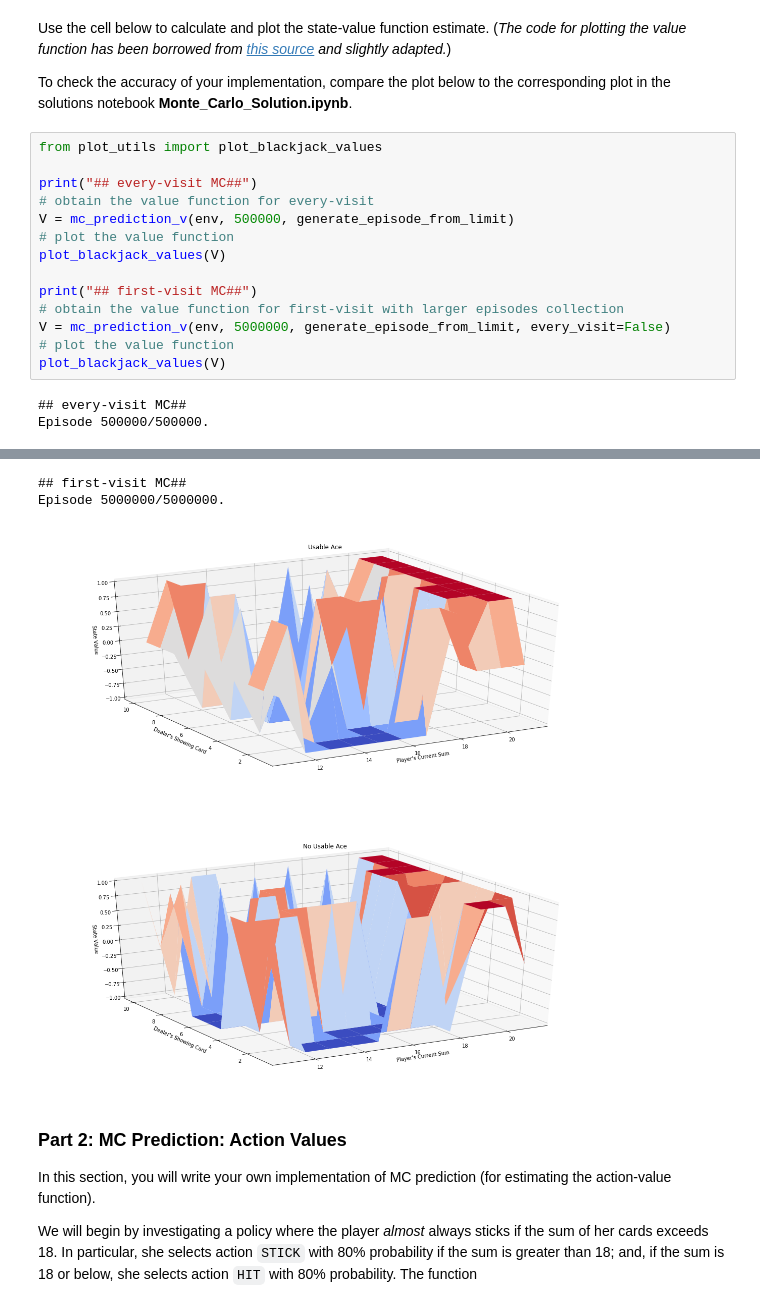
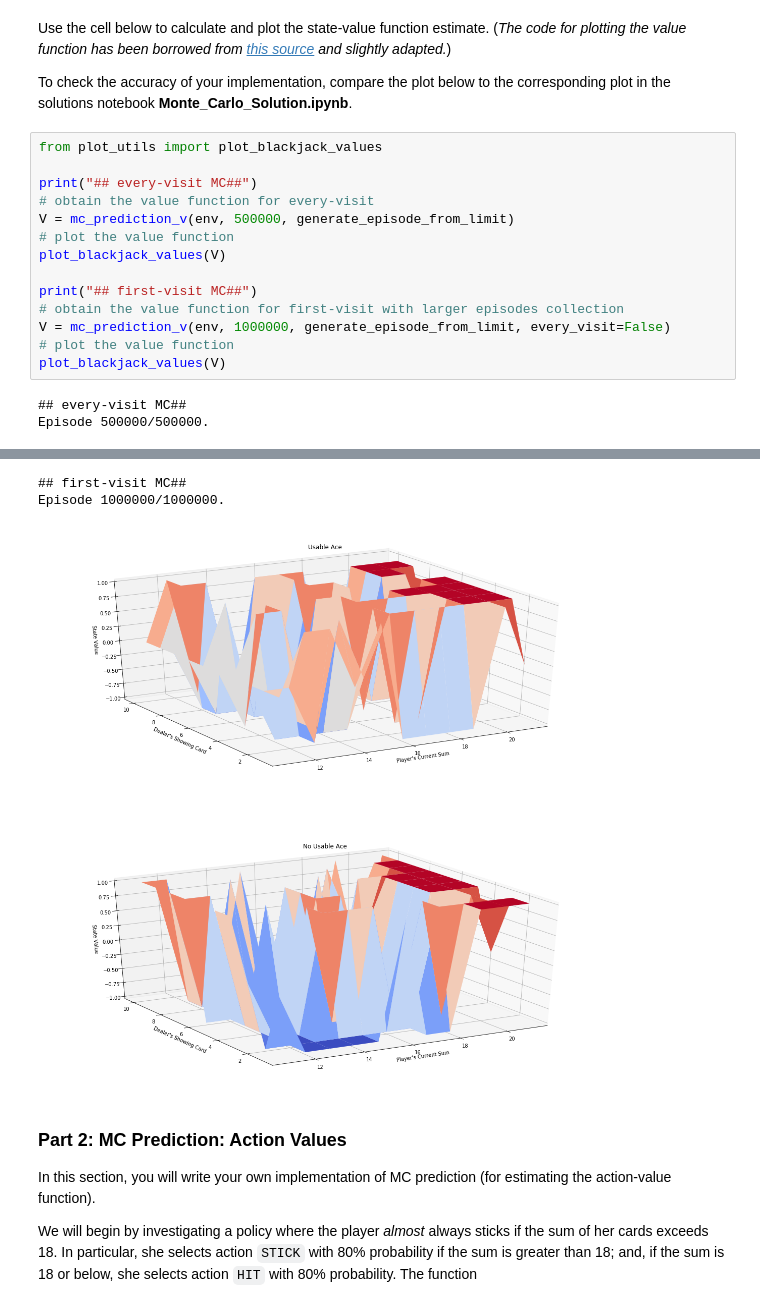
Before and after one commit to yingding/dl-exercises, a Jupyter notebook: rl_monte_carlo/Monte_Carlo_yw.ipynb, the cells around one changed output, grey strips where cells are left out. Saved outputs shown, nothing was run; the diff lists cells and outputs as text.

```diff
--- a/rl_monte_carlo/Monte_Carlo_yw.ipynb
+++ b/rl_monte_carlo/Monte_Carlo_yw.ipynb
@@ -168,7 +168,7 @@ plot_blackjack_values(V)
 
 print("## first-visit MC##")
 # obtain the value function for first-visit with larger episodes collection
-V = mc_prediction_v(env, 5000000, generate_episode_from_limit, every_visit=False)
+V = mc_prediction_v(env, 1000000, generate_episode_from_limit, every_visit=False)
 # plot the value function
 plot_blackjack_values(V)
 # %% [output]
@@ -178,6 +178,6 @@ Episode 500000/500000.
 ## first-visit MC##
-Episode 5000000/5000000.
+Episode 1000000/1000000.
-[figure, old version]
+[figure, new version]
 # %% [markdown]
 ### Part 2: MC Prediction: Action Values
 
```
Also changed, not shown: parts of 10 cells of this notebook.
